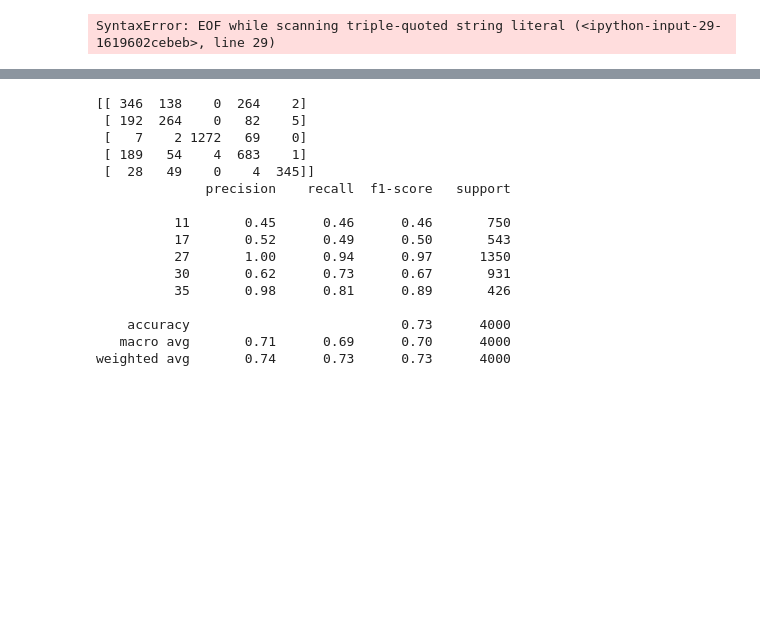
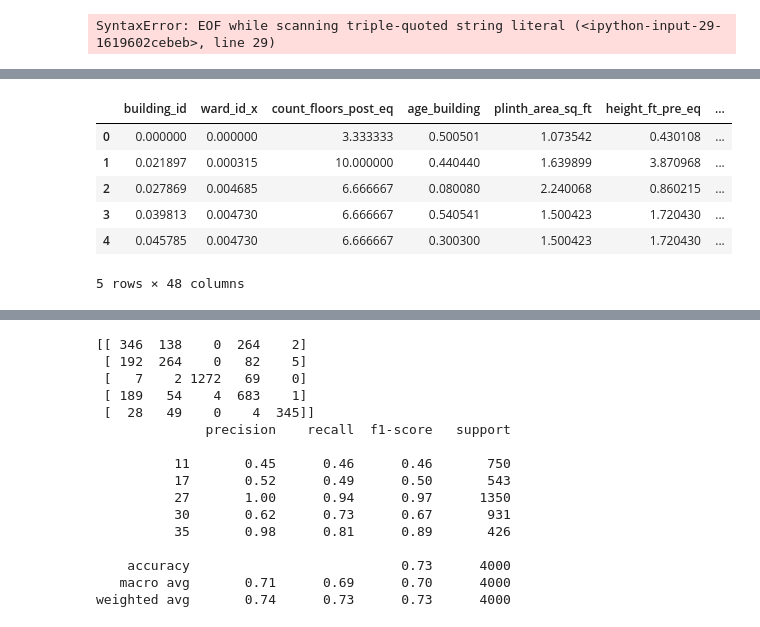
Before and after one commit to Alfonza/earthquake1, a Jupyter notebook: randomforest.ipynb, the cells around one changed output, grey strips where cells are left out. Cells and saved outputs as stored; diff of their text form; code cells hidden in the pictures; blank space fills up the shorter version.

```diff
--- a/randomforest.ipynb
+++ b/randomforest.ipynb
@@ -87,0 +240,10 @@ for i in range(len(data)):
+# %%
+data.head()
+# %% [output]
+|  | building_id | ward_id_x | count_floors_post_eq | age_building | plinth_area_sq_ft | height_ft_pre_eq | ... |
+| 0 | 0.000000 | 0.000000 | 3.333333 | 0.500501 | 1.073542 | 0.430108 | ... |
+| 1 | 0.021897 | 0.000315 | 10.000000 | 0.440440 | 1.639899 | 3.870968 | ... |
+| 2 | 0.027869 | 0.004685 | 6.666667 | 0.080080 | 2.240068 | 0.860215 | ... |
+| 3 | 0.039813 | 0.004730 | 6.666667 | 0.540541 | 1.500423 | 1.720430 | ... |
+| 4 | 0.045785 | 0.004730 | 6.666667 | 0.300300 | 1.500423 | 1.720430 | ... |
+5 rows × 48 columns
```
Also changed, not shown: parts of 41 cells of this notebook.
